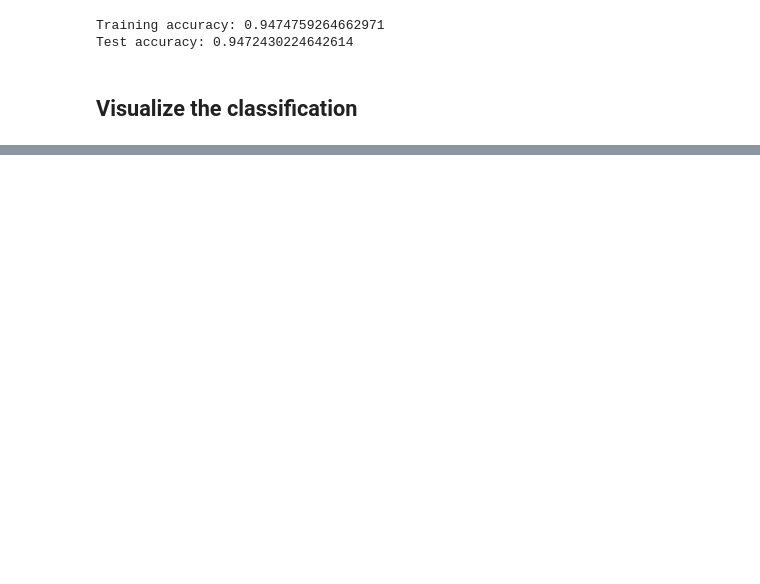
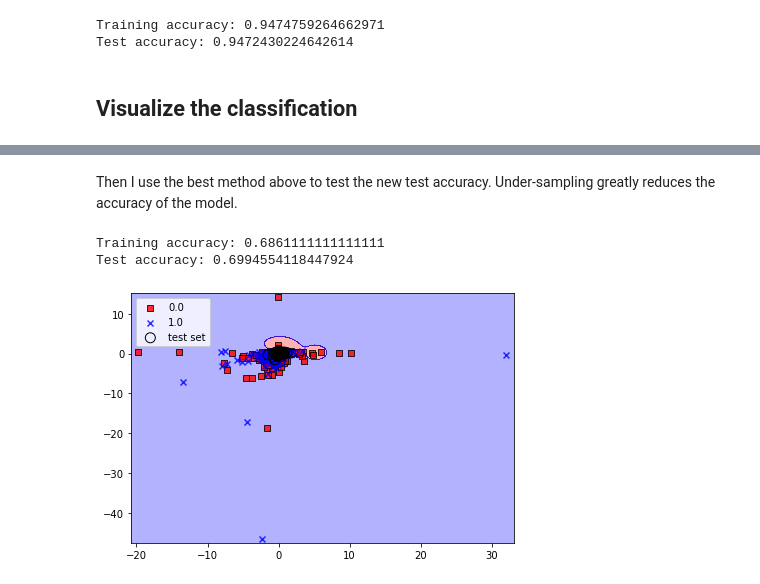
Before and after one commit to zhai1997/PHBS_MLF_2021, a Jupyter notebook: HW2/Classifiers.ipynb, the cells around one changed output, grey strips where cells are left out. Drawn from its saved outputs; the diff is of its cells as text; code cells hidden in the pictures; blank space fills up the shorter version.

```diff
--- a/HW2/Classifiers.ipynb
+++ b/HW2/Classifiers.ipynb
@@ -284,0 +289,35 @@ plt.show()
+# %%
+to_sample=pd.DataFrame(np.hstack([X_train_std,y_train[:,None]]),columns=['X1','X2','y'])
+to_sample=pd.concat([to_sample[to_sample.y==0].sample(n=(to_sample.y==1).sum()),to_sample[to_sample.y==1]])
+X_train_std,y_train=to_sample[['X1','X2']].values,to_sample.y
+# %% [markdown]
+Then I use the best method above to test the new test accuracy. Under-sampling greatly reduces the accuracy of the model.
+# %%
+## C=1 and RBF kernal
+svm=SVC(kernel='rbf',C=1)
+svm.fit(X_train_std, y_train)
+
+print('Training accuracy:', svm.score(X_train_std, y_train))
+print('Test accuracy:', svm.score(X_test_std, y_test))
+# %% [output]
+Training accuracy: 0.6861111111111111
+Test accuracy: 0.6994554118447924
+# %%
+X_combined_std = np.vstack((X_train_std, X_test_std))
+y_combined = np.hstack((y_train, y_test))
+
+to_clean=pd.DataFrame(np.hstack([X_combined_std,y_combined[:,None]]),columns=['X1','X2','y'])
+to_clean=to_clean[(to_clean.X1>-100)&(to_clean.X2>-100)]
+X_combined_std=to_clean[['X1','X2']].values
+y_combined=to_clean.y
+
+plot_decision_regions(X=X_combined_std, y=y_combined,
+                      classifier=svm, test_idx=range(0, 50))
+
+plt.legend(loc='upper left')
+
+plt.tight_layout()
+#plt.savefig('images/03_01.png', dpi=300)
+plt.show()
+# %% [output]
+[figure, added]
```
Also changed, not shown: parts of 3 cells of this notebook.
